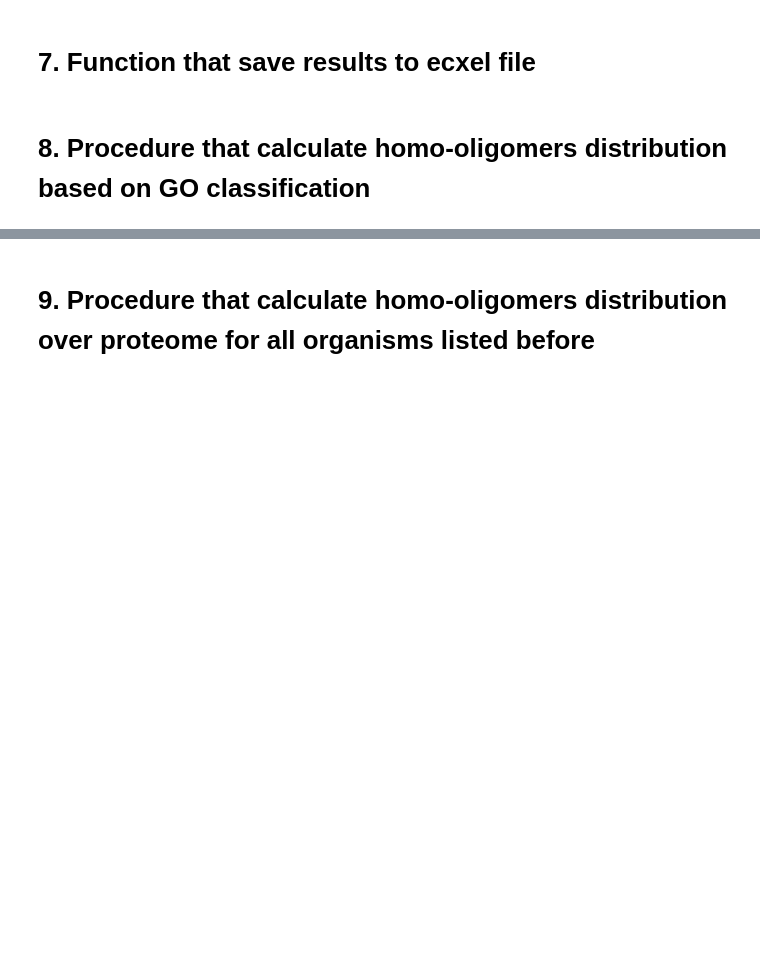
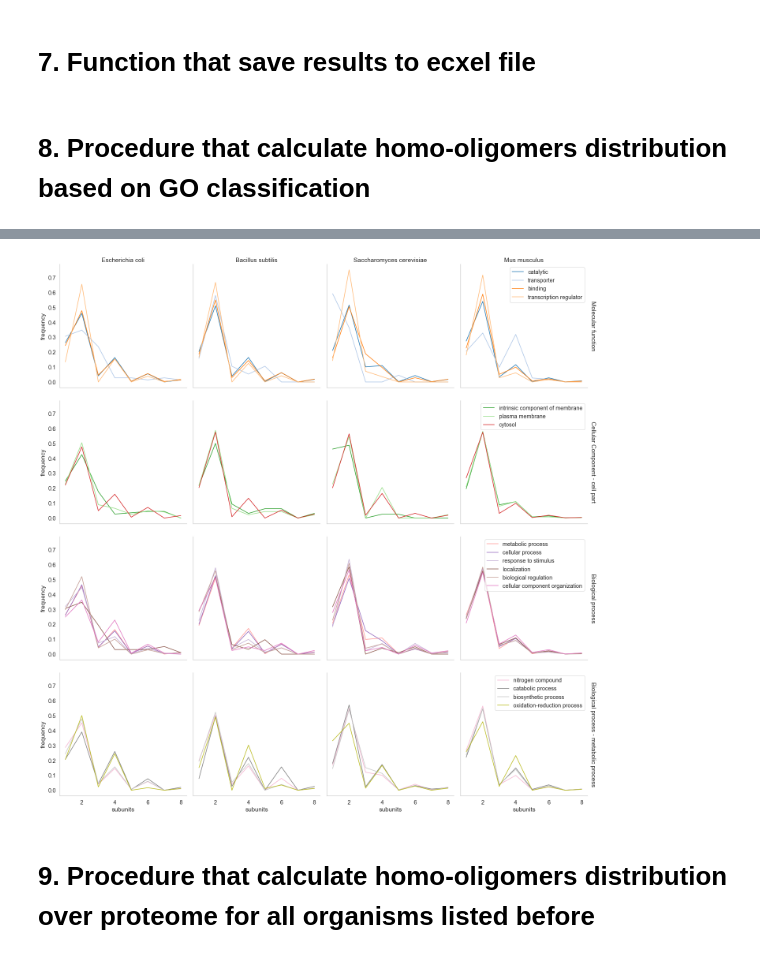
Before and after one commit to LenaDanielli/Protein-homo-oligomer-distribution, a Jupyter notebook: Protein_classification.ipynb, the cells around one changed output, grey strips where cells are left out. Drawn from its saved outputs; the diff is of its cells as text; code cells hidden in the pictures; blank space fills up the shorter version.

```diff
--- a/Protein_classification.ipynb
+++ b/Protein_classification.ipynb
@@ -62,7 +58,7 @@ oligomer_degree = [
                     ["Homopentamer", 5, "5-mer"],
                     ["Homohexamer",  6, "6-mer"],
                     ["Homoheptamer", 7, "7-mer"],
-                    ["Homooctamer",  8, "8-mer"]
+                    ["Homooctamer",  8, "8-mer"],
                   ]
 # %% [markdown]
 # 4. Define Gene Ontology (GO) sub classes list
@@ -74,15 +70,15 @@ gene_ontology_ml =     [
                             ["GO_0140110","transcription regulator"]
                        ]
 
-gene_ontology_cc =     [
-                            ["GO_0044425", "membrane part"],
-                            ["GO_0044464", "cell part"]
-
-                       ]
+#gene_ontology_cc =     [
+#                            ["GO_0044425", "membrane part"],
+#                            ["GO_0044464", "cell part"]
+#
+#                      ]
 
 gene_ontology_cc_cp =  [
                             ["GO_0031224", "intrinsic component of membrane"],
-                            ["GO_0042597", "periplasmic space"],
+                            #["GO_0042597", "periplasmic space"],
                             ["GO_0005886", "plasma membrane"],
                             ["GO_0005829", "cytosol"]
                        ]
@@ -109,8 +105,8 @@ gene_ontology =  [
                     ["Molecular function",
                      gene_ontology_ml,    "GO:0003674"],
 
-                    ["Cellular Component",
-                     gene_ontology_cc,    "GO:0005575"],
+#                    ["Cellular Component",
+#                     gene_ontology_cc,    "GO:0005575"],
 
                     ["Cellular Component - cell part",
                      gene_ontology_cc_cp, "GO:0044464"],
@@ -131,7 +127,7 @@ def find_freq(df):
 
     for idx, degree in enumerate(oligomer_degree):
          pro_count[idx] = len(df[df['Subunit structure [CC]'].
-                                 str.startswith("SUBUNIT: "+degree[0],
+                                 str.contains(degree[0], case=False,
                                                 na=False)])
 
     pro_number = sum(pro_count)
@@ -157,27 +153,57 @@ def save_excel(df_all, exl_file):
 # %% [markdown]
 # 8. Procedure that calculate homo-oligomers distribution based on GO classification
 # %%
+organims_GO = [organisms[0], organisms[2], organisms[4], organisms[6]]
 
-organim = organisms[0]
-for go in gene_ontology:
-    df_collection = []
-    for sub_go in go[1]:
-        file = r'.\%s\%s\uniprot_%s.xlsx' % (organim[0],go[0], sub_go[0])
-        df_t,known = find_freq(pd.read_excel(file))
+sns.set(font_scale=1.3)
+sns.set_style("whitegrid", {'axes.grid' : False})
+sns.set_palette("tab20",plt.cm.tab20.N)
 
-        if known >= 30:
-            df_t["GO"] = sub_go[1]
-            df_t["GO group"] = go[0]
-            df_collection.append(df_t)
+df_collection = []
+df_all = pd.DataFrame()
 
-    df_all = pd.concat(df_collection)
+for index1, go in enumerate(gene_ontology):
 
-    res_file_name = r'.\%s\%s\uniprot_report' % (organim[0],go[0])
-    save_excel(df_all, res_file_name + '.xlsx')
+    #fig = plt.figure(figsize=(10,5))
+    #df_all = pd.DataFrame()
 
+    #df_collection = []
 
-    plt.figure()
-    sns.lineplot(data=df_all, x = "subunits", y = "frequency", hue="GO", style='GO',
-                 linewidth=1.5, markers=True, dashes=True).set_title(go[0])
-    plt.savefig(res_file_name + '.png')
+    for index2, organism in enumerate(organims_GO):
+
+        for sub_go in go[1]:
+            file = r'.\%s\%s\uniprot_%s.xlsx' % (organism[0],go[0], sub_go[0])
+            df_t,known = find_freq(pd.read_excel(file))
+
+            if known >= 1:
+                df_t["GO"] = sub_go[1]
+                df_t["GO group"] = go[0]
+                df_t["Organism"] = organism[0]
+                df_collection.append(df_t)
+
+        df_all = pd.concat(df_collection)
+
+        #res_file_name = r'.\%s\%s\uniprot_report' % (organism[0],go[0])
+        #save_excel(df_all, res_file_name + '.xlsx')
+
+        #fig.add_subplot(1, 3, index + 1)
+        #sns.lineplot(data=df_all, x = "subunits", y = "frequency", hue="GO", style='GO',
+        #             linewidth=1.5, markers=True, dashes=True).set_title(go[0])
+        #plt.savefig(res_file_name + '.png')
+
+df_plot = df_all[['subunits', 'frequency','GO','Organism', 'GO group']]
+grid = sns.FacetGrid(df_plot, col="Organism", row = 'GO group', hue = 'GO', margin_titles=True, height=5)
+grid.map(sns.lineplot, "subunits", "frequency")
+
+[plt.setp(ax.texts, text="") for ax in grid.axes.flat]
+grid.set_titles(row_template = '{row_name}', col_template = '{col_name}')
+
+#grid.add_legend();
+grid.axes[0, 3].legend()
+grid.axes[1, 3].legend()
+grid.axes[2, 3].legend()
+grid.axes[3, 3].legend()
+
+plt.show()
+grid.savefig('GO.png')
 # %% [output]
@@ -185,3 +210,4 @@ FileNotFoundError: [Errno 2] No such file or directory: '.\\Escherichia coli\\Mo
+[figure, added]
 # %% [markdown]
 # 9. Procedure that calculate homo-oligomers distribution over proteome for all organisms listed before
 # %%
```
Also changed, not shown: parts of 11 cells of this notebook.
